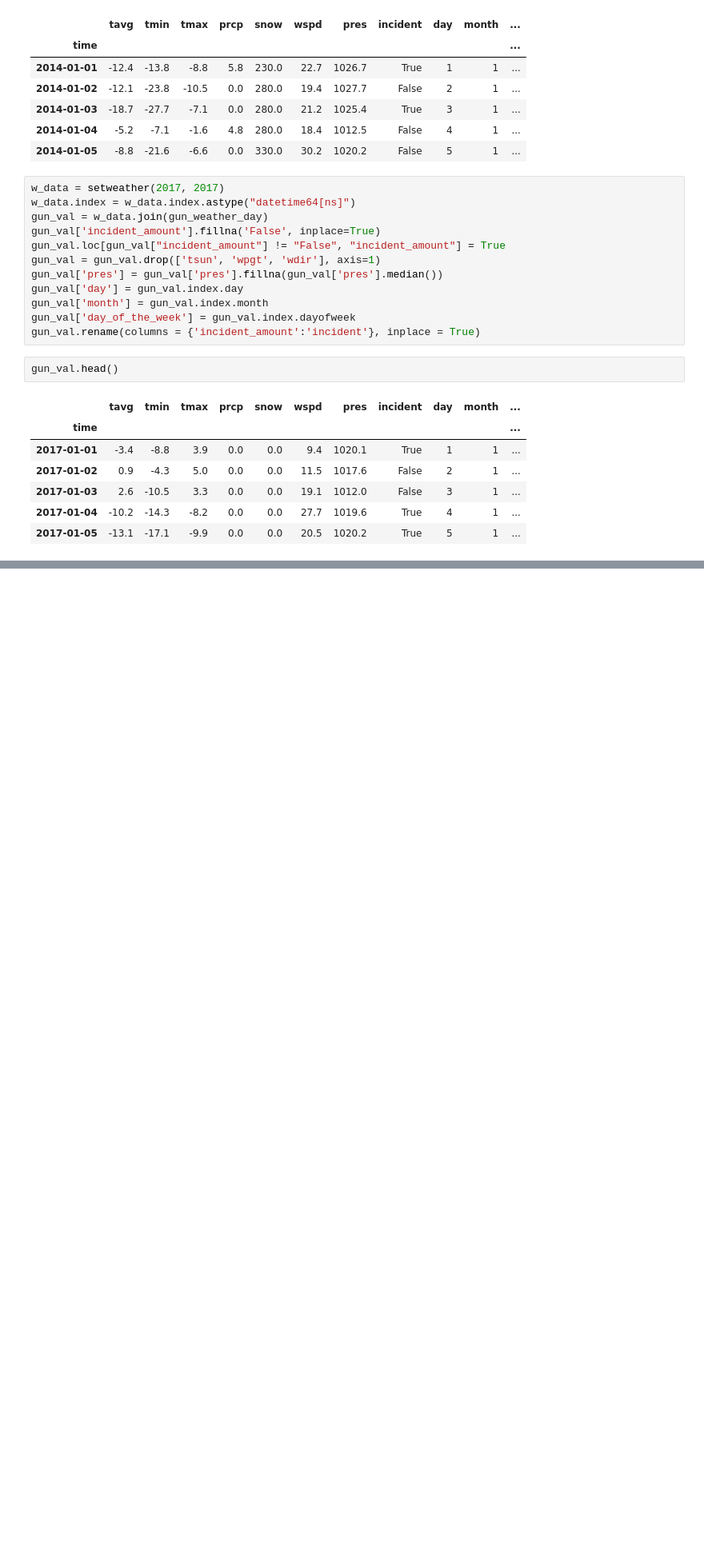
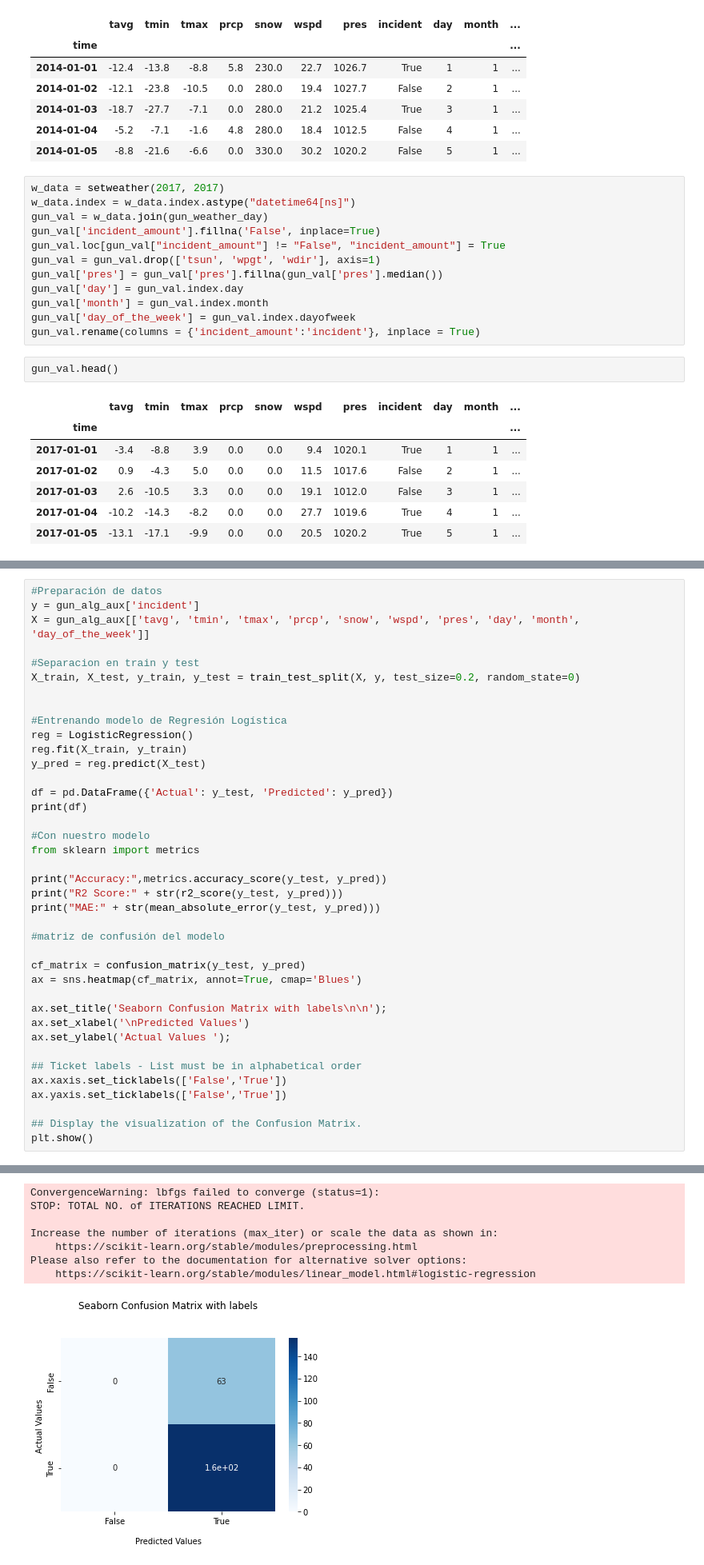
Before and after one commit to hdelgado-web/coderhouse, a Jupyter notebook: proyecto_final/machine_learning_model.ipynb, the cells around one changed output, grey strips where cells are left out. Shown at 80% size. Drawn from its saved outputs; the diff is of its cells as text; blank space fills up the shorter version.

Commit message:
entrenando algoritmos

```diff
--- a/proyecto_final/machine_learning_model.ipynb
+++ b/proyecto_final/machine_learning_model.ipynb
@@ -81,0 +247,40 @@ gun_val.head()
+# %%
+#Preparación de datos
+y = gun_alg_aux['incident']
+X = gun_alg_aux[['tavg', 'tmin', 'tmax', 'prcp', 'snow', 'wspd', 'pres', 'day',	'month', 'day_of_the_week']]
+
+#Separacion en train y test
+X_train, X_test, y_train, y_test = train_test_split(X, y, test_size=0.2, random_state=0)
+
+
+#Entrenando modelo de Regresión Logística
+reg = LogisticRegression()
+reg.fit(X_train, y_train)
+y_pred = reg.predict(X_test)
+
+df = pd.DataFrame({'Actual': y_test, 'Predicted': y_pred})
+print(df)
+
+#Con nuestro modelo
+from sklearn import metrics
+
+print("Accuracy:",metrics.accuracy_score(y_test, y_pred))
+print("R2 Score:" + str(r2_score(y_test, y_pred)))
+print("MAE:" + str(mean_absolute_error(y_test, y_pred)))
+
+#matriz de confusión del modelo
+
+cf_matrix = confusion_matrix(y_test, y_pred)
+ax = sns.heatmap(cf_matrix, annot=True, cmap='Blues')
+
+ax.set_title('Seaborn Confusion Matrix with labels\n\n');
+ax.set_xlabel('\nPredicted Values')
+ax.set_ylabel('Actual Values ');
+
+## Ticket labels - List must be in alphabetical order
+ax.xaxis.set_ticklabels(['False','True'])
+ax.yaxis.set_ticklabels(['False','True'])
+
+## Display the visualization of the Confusion Matrix.
+plt.show()
+# %% [output]
@@ -81,0 +305,8 @@ gun_val.head()
+ConvergenceWarning: lbfgs failed to converge (status=1):
+STOP: TOTAL NO. of ITERATIONS REACHED LIMIT.
+
+Increase the number of iterations (max_iter) or scale the data as shown in:
+    https://scikit-learn.org/stable/modules/preprocessing.html
+Please also refer to the documentation for alternative solver options:
+    https://scikit-learn.org/stable/modules/linear_model.html#logistic-regression
+[figure, added]
```
Also changed, not shown: parts of 12 cells of this notebook, 5 other files.
